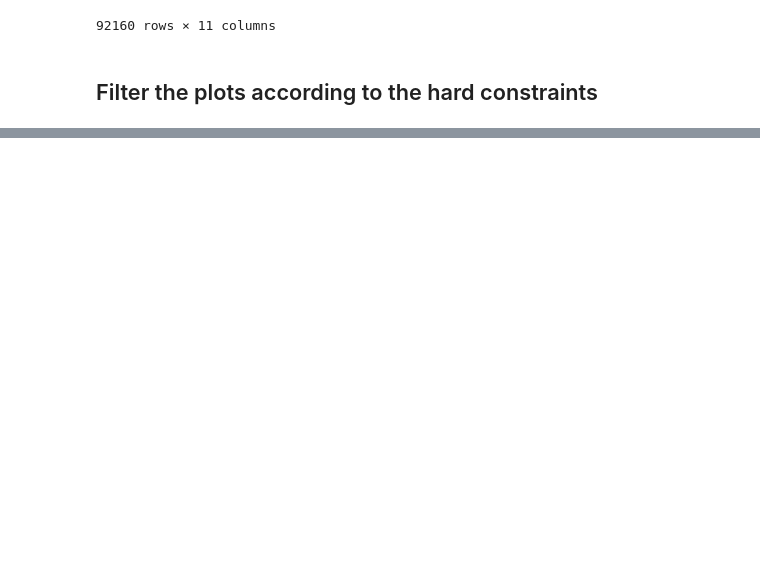
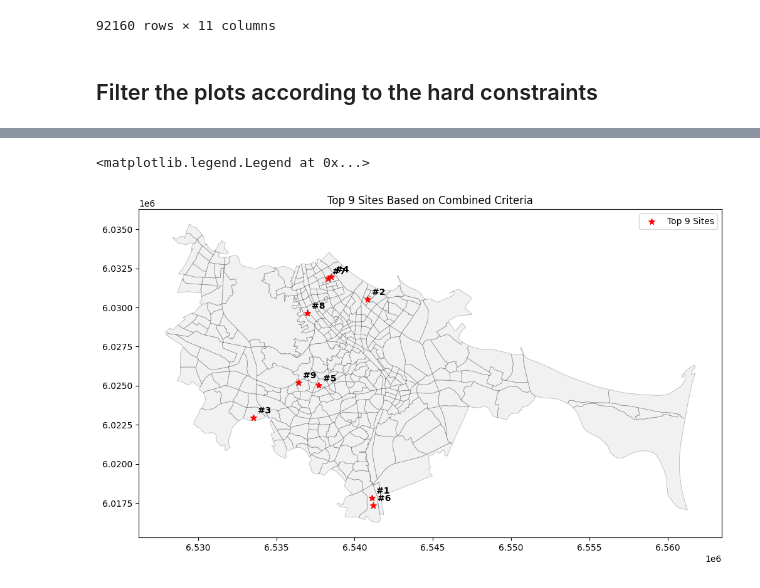
Before and after one commit to archiboi69/archestra, a Jupyter notebook: site_selection.ipynb, the cells around one changed output, grey strips where cells are left out. Saved outputs shown, nothing was run; the diff lists cells and outputs as text; code cells hidden in the pictures; blank space fills up the shorter version.

Commit message:
updated site_selection

```diff
--- a/site_selection.ipynb
+++ b/site_selection.ipynb
@@ -109,0 +145,10 @@ plt.show()
+# %%
+potential_sites["distance_to_nearest_green"] = potential_sites.apply(
+    lambda row: compute_distance_to_nearest_target(
+        row['centroid'],
+        green_areas
+    ),
+    axis=1
+)
+
+potential_sites["green_penalty"] = normalize(potential_sites["distance_to_nearest_green"])
@@ -109,0 +171,10 @@ plt.show()
+# %%
+# Calculate a combined score for each site
+potential_sites['combined_score'] = (
+    potential_sites['green_penalty'] +
+    potential_sites['pow_penalty'] +
+    potential_sites['noise_penalty']
+)
+
+best_sites = potential_sites.nsmallest(9, 'combined_score').copy()
+best_sites
@@ -109,0 +193,33 @@ plt.show()
+# %%
+# Plot the results
+fig, ax = plt.subplots(figsize=(12, 8))
+
+# Plot the neighborhoods
+neighborhoods.plot(ax=ax, color='lightgrey', edgecolor='black', linewidth=0.5, alpha=0.3)
+
+# Plot the centroids of the 10 best sites
+best_sites['centroid'].plot(
+    ax=ax,
+    color='red',
+    marker='*',
+    markersize=50,
+    label='Top 9 Sites'
+)
+
+# Add labels with ranking
+for idx, site in best_sites.iterrows():
+    rank = best_sites.index.get_loc(idx) + 1
+    ax.annotate(
+        f'#{rank}',
+        xy=(site.centroid.x, site.centroid.y),
+        xytext=(5, 5),
+        textcoords='offset points',
+        color='black',
+        fontweight='bold'
+    )
+
+plt.title('Top 9 Sites Based on Combined Criteria')
+plt.legend()
+# %% [output]
+<matplotlib.legend.Legend at 0x...>
+[figure, added]
```
Also changed, not shown: parts of 14 cells of this notebook, 1 other file.
